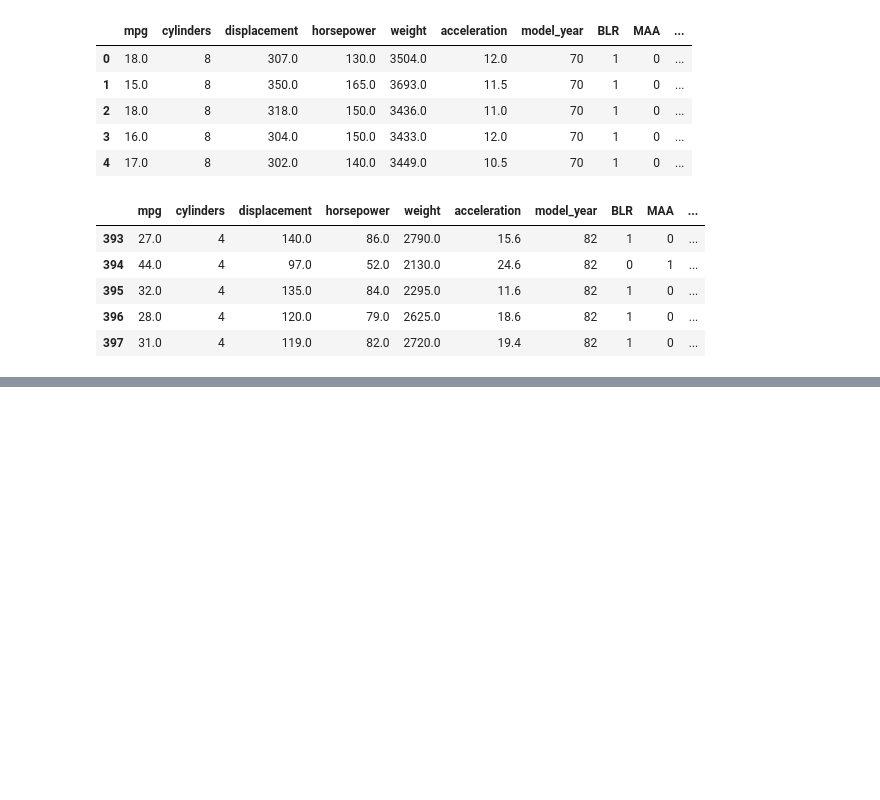
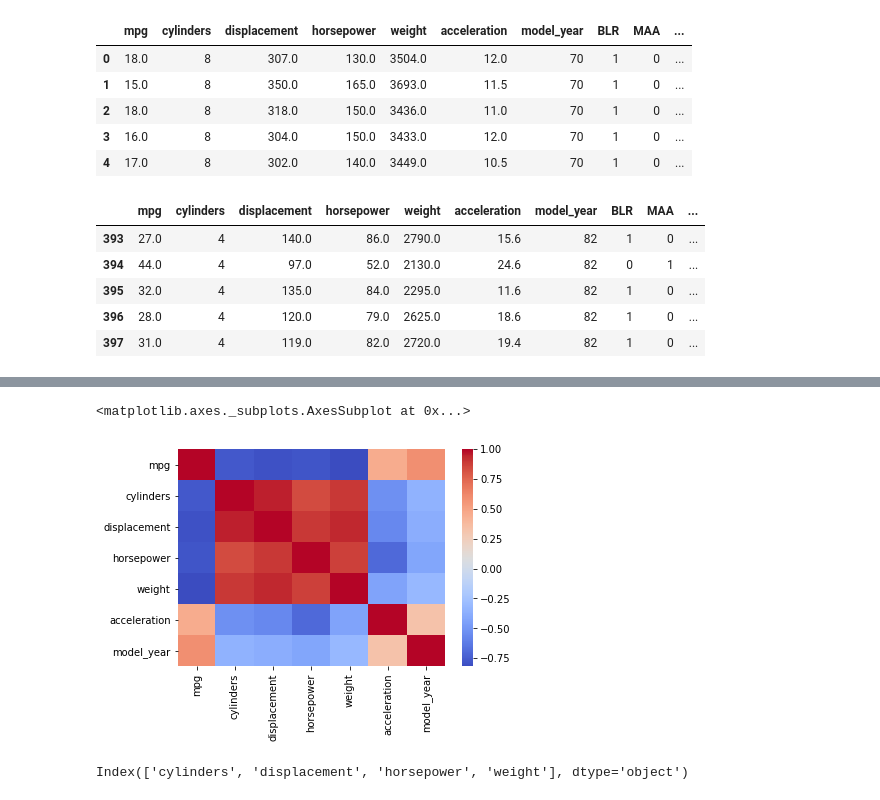
Before and after one commit to a-forty-two/cylons, a Jupyter notebook: 07_Deep_Regression.ipynb, the cells around one changed output, grey strips where cells are left out. Saved outputs shown, nothing was run; the diff lists cells and outputs as text; code cells hidden in the pictures; blank space fills up the shorter version.

```diff
--- a/07_Deep_Regression.ipynb
+++ b/07_Deep_Regression.ipynb
@@ -191,0 +223,16 @@ df.tail()
+# %%
+#df.cylinders.value_counts()
+corrs = traindata.iloc[:,:-3].corr()
+sns.heatmap(corrs, cmap='coolwarm')
+# y-> MPG
+# x-> Cylinders, Displacement, Horsepower, weight
+# to ignore -> Acceleration, model_year
+# WHY? ACCELEARATION and MODEL_YEAR are only related to each other and that too WEAKLY
+# %% [output]
+<matplotlib.axes._subplots.AxesSubplot at 0x...>
+[figure, added]
+# %%
+myfeatures = traindata.columns[1:-5]
+myfeatures
+# %% [output]
+Index(['cylinders', 'displacement', 'horsepower', 'weight'], dtype='object')
```
Also changed, not shown: parts of 3 cells of this notebook.
